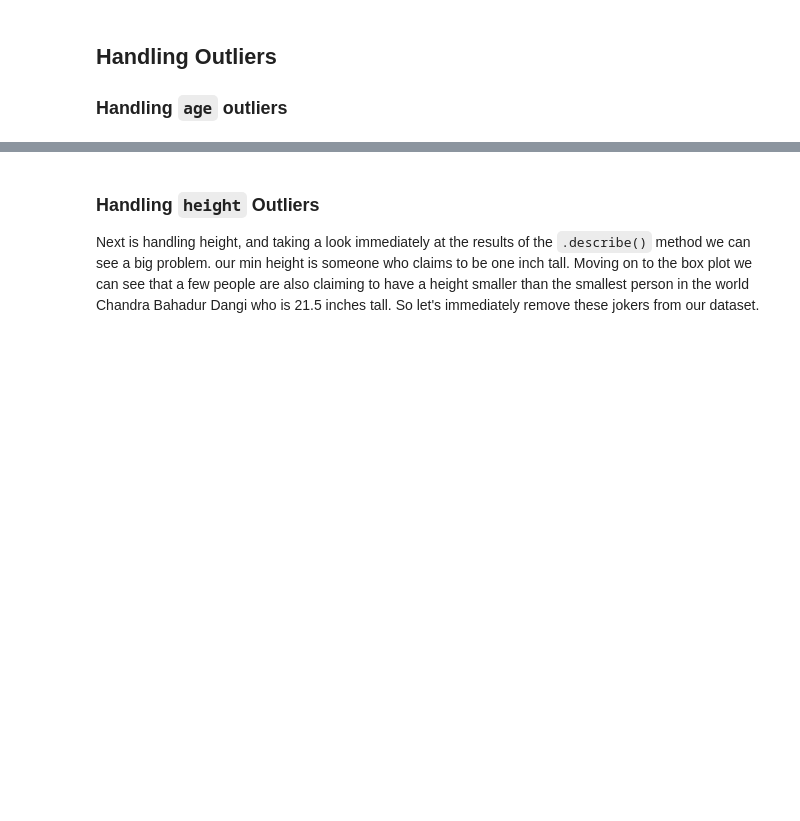
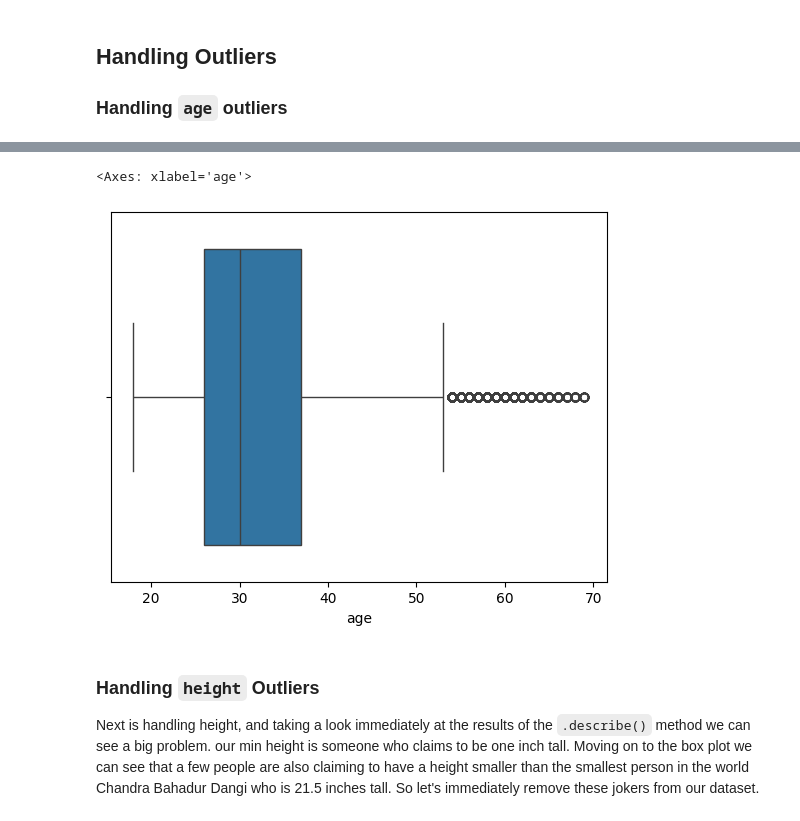
Before and after one commit to BinaryBite/Date-a-scientist, a Jupyter notebook: date-a-scientist.ipynb, the cells around one changed output, grey strips where cells are left out. Drawn from its saved outputs; the diff is of its cells as text; code cells hidden in the pictures; blank space fills up the shorter version.

```diff
--- a/date-a-scientist.ipynb
+++ b/date-a-scientist.ipynb
@@ -899,4 +915,5 @@ sns.boxplot(data = profiles, x = 'age')
 # %%
 #ages above 100 are removed
 profiles = profiles[profiles["age"] <= 100]
-profiles['age'].describe() #resulting distribution looks a lot more realistic
+working = create_working(profiles, split_map)
+working['age'].describe() #resulting distribution looks a lot more realistic
@@ -903,5 +930,8 @@ profiles['age'].describe() #resulting distribution looks a lot more realistic
 # %%
-sns.boxplot(data = profiles, x = 'age')
+sns.boxplot(data = working, x = 'age')
+# %% [output]
+<Axes: xlabel='age'>
+[figure, added]
 # %% [markdown]
 ### Handling `height` Outliers
 
```
Also changed, not shown: parts of 47 cells of this notebook.
